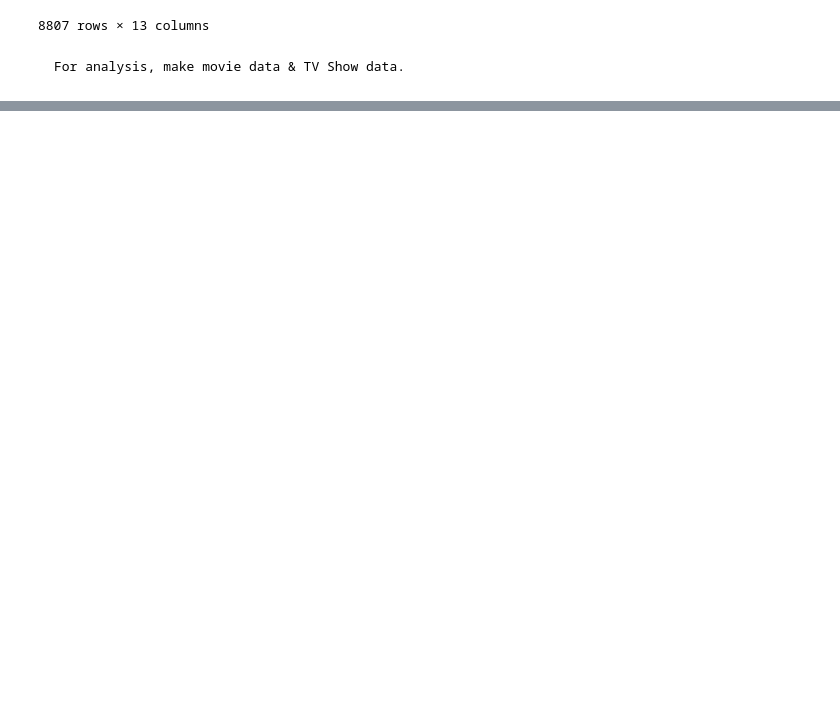
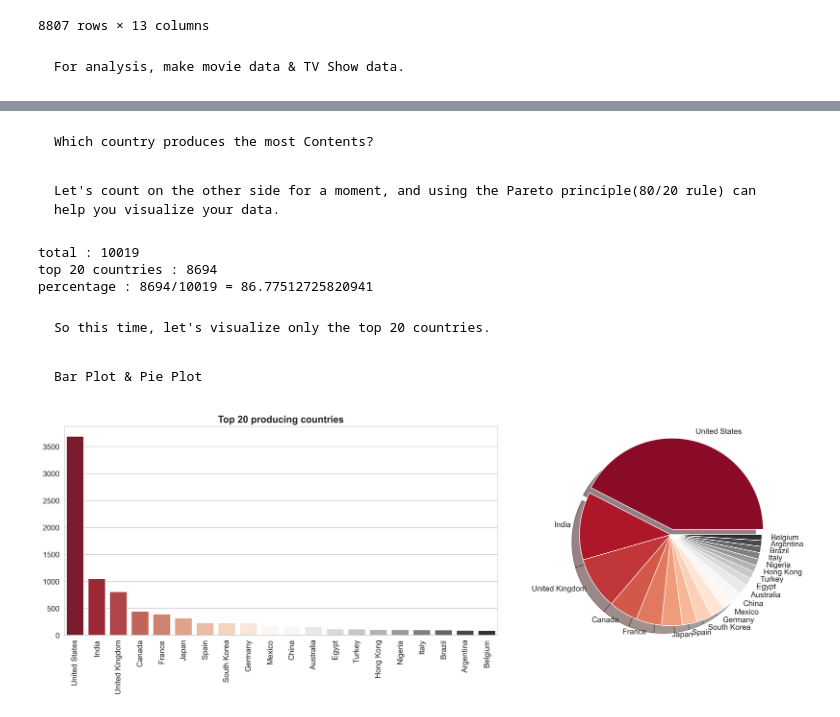
Before and after one commit to Manojkc15/BigData, a Jupyter notebook: Story Telling with Data/storytelling_with_data.ipynb, the cells around one changed output, grey strips where cells are left out. Drawn from its saved outputs; the diff is of its cells as text; code cells hidden in the pictures; blank space fills up the shorter version.

Commit message:
completed analysis of 'story-telling-with-data'

```diff
--- a/Story Telling with Data/storytelling_with_data.ipynb
+++ b/Story Telling with Data/storytelling_with_data.ipynb
@@ -121,0 +219,59 @@ data
+# %% [markdown]
+    Which country produces the most Contents?
+# %%
+from collections import Counter
+
+country_data = data["country"]
+country_counting = pd.Series(
+    dict(
+        Counter(",".join(country_data).replace(" ,", ",").replace(", ", ",").split(","))
+    )
+).sort_values(ascending=False)
+country_counting.drop(["NULL"], axis=0, inplace=True)
+# %% [markdown]
+    Let's count on the other side for a moment, and using the Pareto principle(80/20 rule) can help you visualize your data.
+# %%
+tot = sum(country_counting)
+top20 = sum(country_counting[:20])  # 22 is real 20% but for simple processing
+
+print(f"total : {tot}")
+print(f"top 20 countries : {top20}")
+print(f"percentage : {top20}/{tot} = {100 * top20/tot}")
+# %% [output]
+total : 10019
+top 20 countries : 8694
+percentage : 8694/10019 = 86.77512725820941
+# %% [markdown]
+    So this time, let's visualize only the top 20 countries.
+# %% [markdown]
+    Bar Plot & Pie Plot
+# %%
+top20_country = country_counting[:20]
+# %%
+from matplotlib import gridspec
+
+fig = plt.figure(figsize=(20, 6))
+gs = gridspec.GridSpec(nrows=1, ncols=2, height_ratios=[6], width_ratios=[10, 5])
+
+ax = plt.subplot(gs[0])
+sns.barplot(top20_country.index, top20_country, ax=ax, palette="RdGy")
+ax.set_xticklabels(top20_country.index, rotation="90")
+ax.set_title("Top 20 producing countries", fontsize=15, fontweight="bold")
+
+explode = [0 for _ in range(20)]
+explode[0] = 0.06
+
+ax2 = plt.subplot(gs[1])
+ax2.pie(
+    top20_country,
+    labels=top20_country.index,
+    shadow=True,
+    startangle=0,
+    explode=explode,
+    colors=sns.color_palette("RdGy", n_colors=20),
+)
+ax2.axis("equal")
+
+plt.show()
+# %% [output]
+[figure, added]
```
Also changed, not shown: parts of 27 cells of this notebook.
